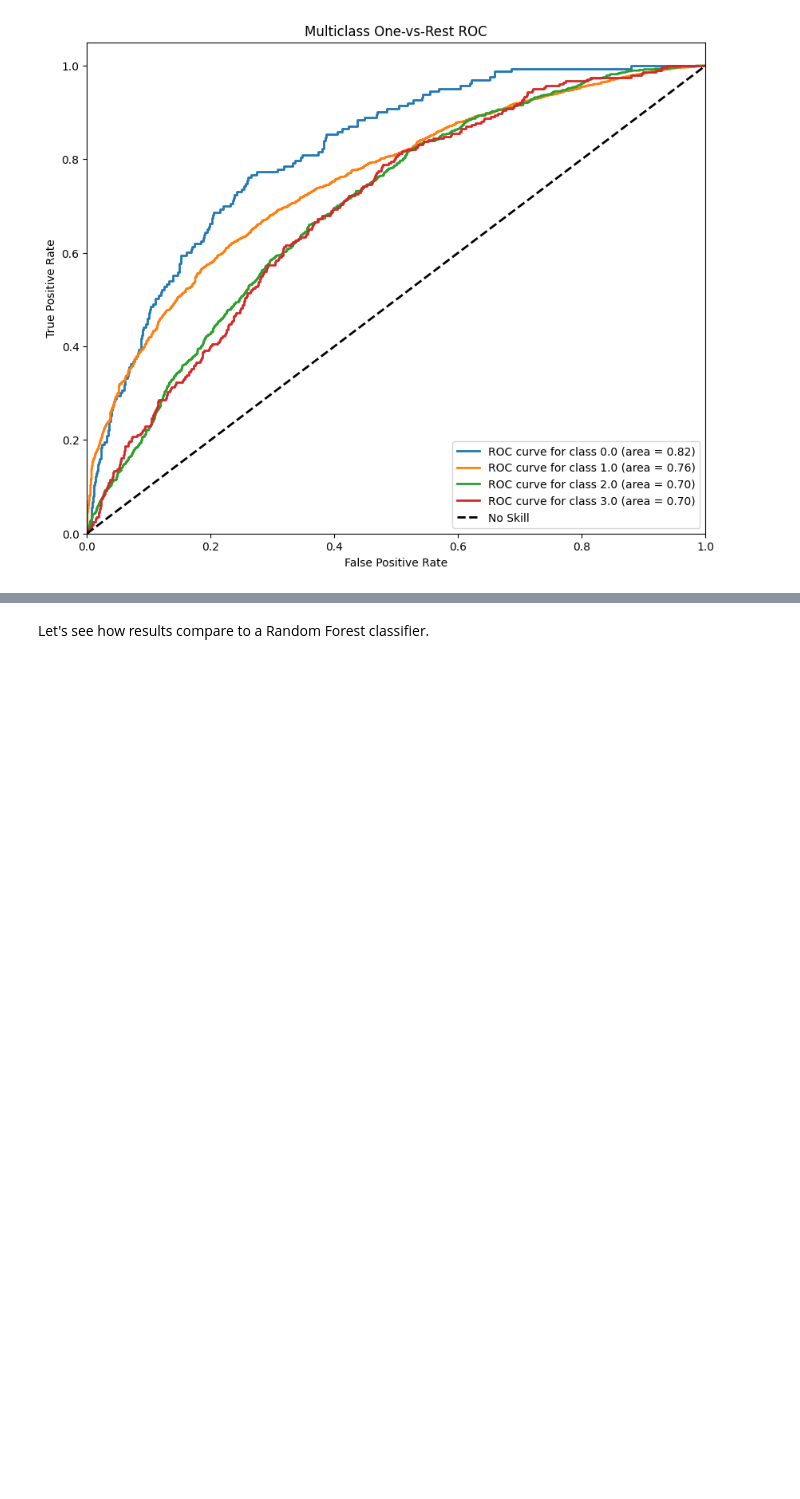
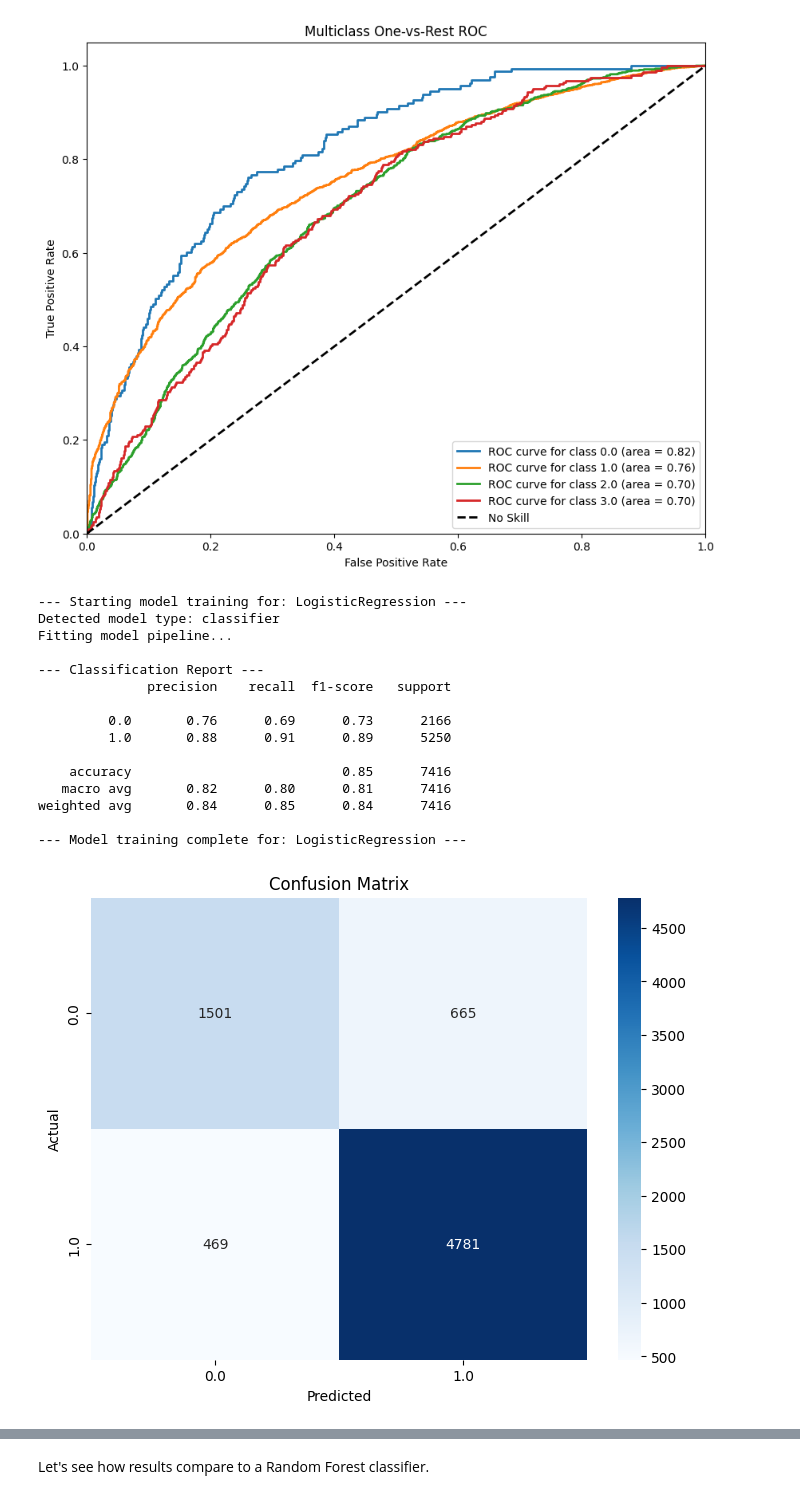
Before and after one commit to igoumiri/spinal, a Jupyter notebook: analysis.ipynb, the cells around one changed output, grey strips where cells are left out. Drawn from its saved outputs; the diff is of its cells as text; code cells hidden in the pictures; blank space fills up the shorter version.

```diff
--- a/analysis.ipynb
+++ b/analysis.ipynb
@@ -216,7 +216,7 @@ Hooray! Only 43% dropped.
 
 For depression, we can use pre-calculated columns. `ABPHQMDS` (PHQ-9 Major Depressive Syndrome) is a three-level scale (major/other/none) that gets calculated based on specific criteria. `ABPHQSDS` (PHQ-Severity of Depression) is the sum of responses to individual screening questions so is more granular (0 to 27) but does not map to a specific diagnostic. We'll stick with `ABPHQMDS` for now.
 # %%
-depression_columns = ['ABPHQMDS', 'BPHQMDS']
+depression_columns = ['ABPHQMDS', 'BBPHQMDS']
 # %%
 depression_category = {
     0: 'No depressive syndrome',
@@ -516,7 +516,8 @@ continuous_controls = {
 }
 categorical_controls = [
     col
-    for col in demographic_columns
+    for col in []
+    + demographic_columns
     + socioeconomic_columns
     + living_situation_columns
     + social_participation_columns
@@ -1046,3 +1047,40 @@ weighted avg       0.70      0.80      0.72      5985
 [figure]
 Plotting One-vs-Rest (OvR) ROC curves for multiclass target.
 [figure]
+# %%
+log_reg = LogisticRegression(max_iter=1000, random_state=42)
+
+plot_data_log = train_and_evaluate_model(
+    df[df['BWCSUse'] < 9],
+    'BWCSUse',
+    categorical_controls,
+    [
+        'AFunctionalScore',
+        'AFunctionalAltScore',
+        'AFunctionalAltAltScore',
+        'ADepressionScore',
+        # 'BAge',
+        'AMobilityScore',
+        'AIncome',
+    ] + list(continuous_controls.keys()),
+    log_reg,
+)
+
+run_plots(plot_data_log)
+# %% [output]
+--- Starting model training for: LogisticRegression ---
+Detected model type: classifier
+Fitting model pipeline...
+
+--- Classification Report ---
+              precision    recall  f1-score   support
+
+         0.0       0.76      0.69      0.73      2166
+         1.0       0.88      0.91      0.89      5250
+
+    accuracy                           0.85      7416
+   macro avg       0.82      0.80      0.81      7416
+weighted avg       0.84      0.85      0.84      7416
+
+--- Model training complete for: LogisticRegression ---
+[figure, added]
```
Also changed, not shown: parts of 19 cells of this notebook.
